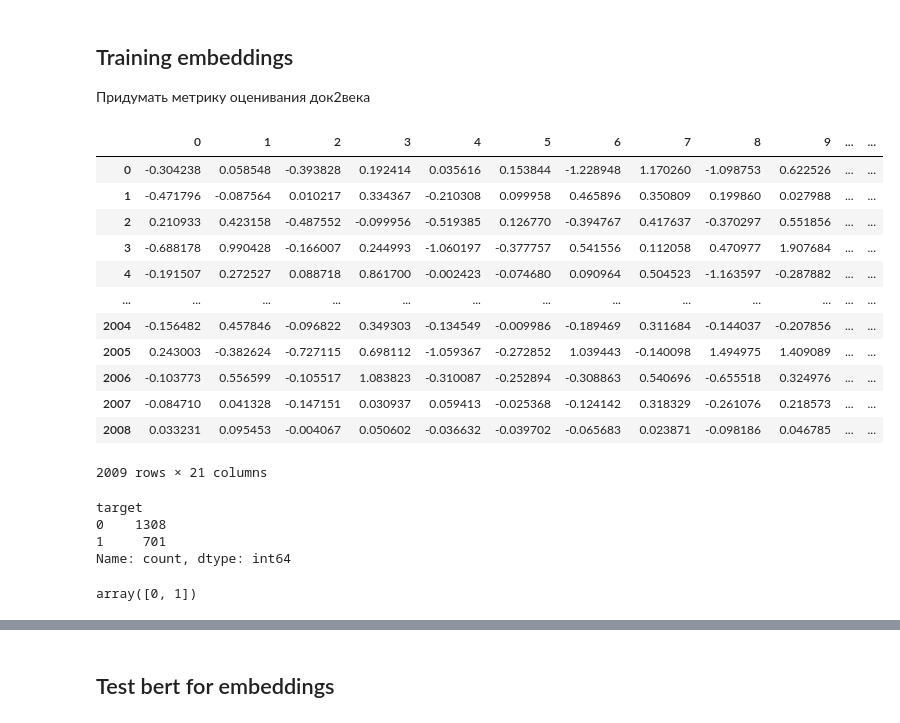
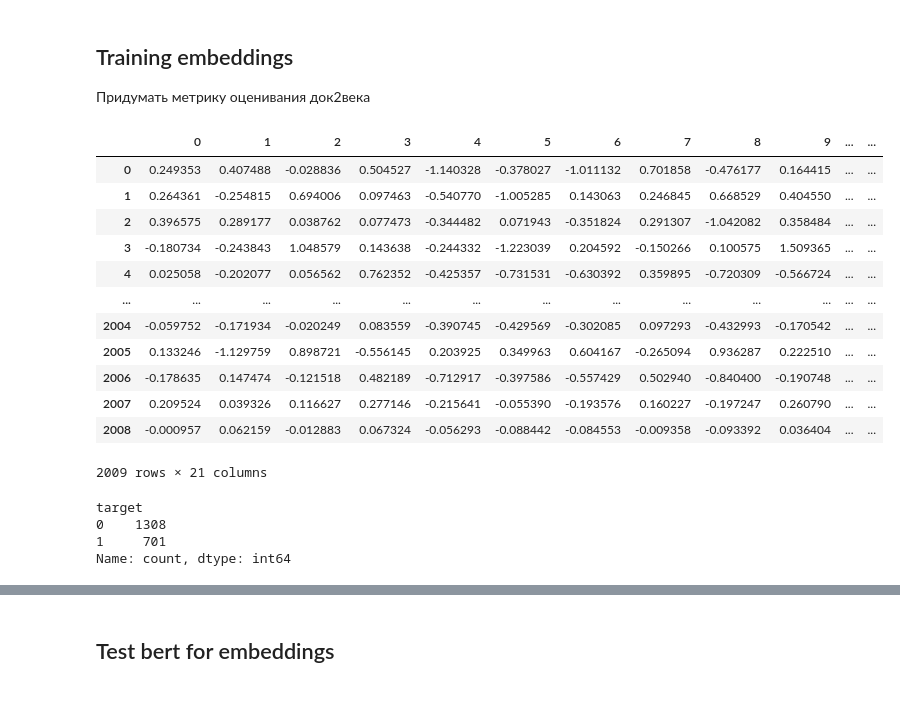
Before and after one commit to PBspacey/wb-category-analysis, a Jupyter notebook: models/nlp_preprocess.ipynb, the cells around one changed output, grey strips where cells are left out. Saved outputs shown, nothing was run; the diff lists cells and outputs as text; code cells hidden in the pictures.

```diff
--- a/models/nlp_preprocess.ipynb
+++ b/models/nlp_preprocess.ipynb
@@ -26,5 +54,7 @@ warnings.filterwarnings('ignore')
+# %%
+path = '/content/drive/My Drive/Term/texts_labeled.tsv'
 # %%
-df = pd.read_csv('../texts_labeled.tsv', sep='\t')
+df = pd.read_csv(path, sep='\t')
 # %%
 res = df.groupby('INPUT:comment')['OUTPUT:is_infringements'].apply(lambda row: row.value_counts().idxmax()).reset_index()
 res
@@ -80,7 +117,7 @@ def lemmatize(doc):
             token = morph.normal_forms(token)[0]
 
             tokens.append(token)
-    return " ".join(tokens)
+    return tokens
 # %%
 def preprocess_text(row):
 
@@ -223,22 +230,22 @@ def counter(class_name):
     return preprocessed_df['target'].count()/preprocessed_df['target'][preprocessed_df['target']==class_name].count()
 # %%
 cb_df = pd.concat([vectors, preprocessed_df['target']], axis=1)
-cb_df['target'] = cb_df['target'].apply(lambda row: target_labeler(row))
-weights = [counter(0), counter(1), counter(2)]
+# cb_df['target'] = cb_df['target'].apply(lambda row: target_labeler(row))
+# weights = [counter(0), counter(1), counter(2)]
 cb_df
 # %% [output]
 |  | 0 | 1 | 2 | 3 | 4 | 5 | 6 | 7 | 8 | 9 | ... | ... |
-| 0 | -0.304238 | 0.058548 | -0.393828 | 0.192414 | 0.035616 | 0.153844 | -1.228948 | 1.170260 | -1.098753 | 0.622526 | ... | ... |
-| 1 | -0.471796 | -0.087564 | 0.010217 | 0.334367 | -0.210308 | 0.099958 | 0.465896 | 0.350809 | 0.199860 | 0.027988 | ... | ... |
-| 2 | 0.210933 | 0.423158 | -0.487552 | -0.099956 | -0.519385 | 0.126770 | -0.394767 | 0.417637 | -0.370297 | 0.551856 | ... | ... |
-| 3 | -0.688178 | 0.990428 | -0.166007 | 0.244993 | -1.060197 | -0.377757 | 0.541556 | 0.112058 | 0.470977 | 1.907684 | ... | ... |
-| 4 | -0.191507 | 0.272527 | 0.088718 | 0.861700 | -0.002423 | -0.074680 | 0.090964 | 0.504523 | -1.163597 | -0.287882 | ... | ... |
+| 0 | 0.249353 | 0.407488 | -0.028836 | 0.504527 | -1.140328 | -0.378027 | -1.011132 | 0.701858 | -0.476177 | 0.164415 | ... | ... |
+| 1 | 0.264361 | -0.254815 | 0.694006 | 0.097463 | -0.540770 | -1.005285 | 0.143063 | 0.246845 | 0.668529 | 0.404550 | ... | ... |
+| 2 | 0.396575 | 0.289177 | 0.038762 | 0.077473 | -0.344482 | 0.071943 | -0.351824 | 0.291307 | -1.042082 | 0.358484 | ... | ... |
+| 3 | -0.180734 | -0.243843 | 1.048579 | 0.143638 | -0.244332 | -1.223039 | 0.204592 | -0.150266 | 0.100575 | 1.509365 | ... | ... |
+| 4 | 0.025058 | -0.202077 | 0.056562 | 0.762352 | -0.425357 | -0.731531 | -0.630392 | 0.359895 | -0.720309 | -0.566724 | ... | ... |
 | ... | ... | ... | ... | ... | ... | ... | ... | ... | ... | ... | ... | ... |
-| 2004 | -0.156482 | 0.457846 | -0.096822 | 0.349303 | -0.134549 | -0.009986 | -0.189469 | 0.311684 | -0.144037 | -0.207856 | ... | ... |
-| 2005 | 0.243003 | -0.382624 | -0.727115 | 0.698112 | -1.059367 | -0.272852 | 1.039443 | -0.140098 | 1.494975 | 1.409089 | ... | ... |
-| 2006 | -0.103773 | 0.556599 | -0.105517 | 1.083823 | -0.310087 | -0.252894 | -0.308863 | 0.540696 | -0.655518 | 0.324976 | ... | ... |
-| 2007 | -0.084710 | 0.041328 | -0.147151 | 0.030937 | 0.059413 | -0.025368 | -0.124142 | 0.318329 | -0.261076 | 0.218573 | ... | ... |
-| 2008 | 0.033231 | 0.095453 | -0.004067 | 0.050602 | -0.036632 | -0.039702 | -0.065683 | 0.023871 | -0.098186 | 0.046785 | ... | ... |
+| 2004 | -0.059752 | -0.171934 | -0.020249 | 0.083559 | -0.390745 | -0.429569 | -0.302085 | 0.097293 | -0.432993 | -0.170542 | ... | ... |
+| 2005 | 0.133246 | -1.129759 | 0.898721 | -0.556145 | 0.203925 | 0.349963 | 0.604167 | -0.265094 | 0.936287 | 0.222510 | ... | ... |
+| 2006 | -0.178635 | 0.147474 | -0.121518 | 0.482189 | -0.712917 | -0.397586 | -0.557429 | 0.502940 | -0.840400 | -0.190748 | ... | ... |
+| 2007 | 0.209524 | 0.039326 | 0.116627 | 0.277146 | -0.215641 | -0.055390 | -0.193576 | 0.160227 | -0.197247 | 0.260790 | ... | ... |
+| 2008 | -0.000957 | 0.062159 | -0.012883 | 0.067324 | -0.056293 | -0.088442 | -0.084553 | -0.009358 | -0.093392 | 0.036404 | ... | ... |
 2009 rows × 21 columns
 # %%
 cb_df.target.value_counts()
@@ -256,4 +256,0 @@ X_train, X_val, y_train, y_val = train_test_split(X_train, y_train, random_state
-# %%
-np.unique(y_train)
-# %% [output]
-array([0, 1])
```
Also changed, not shown: parts of 53 cells of this notebook.
